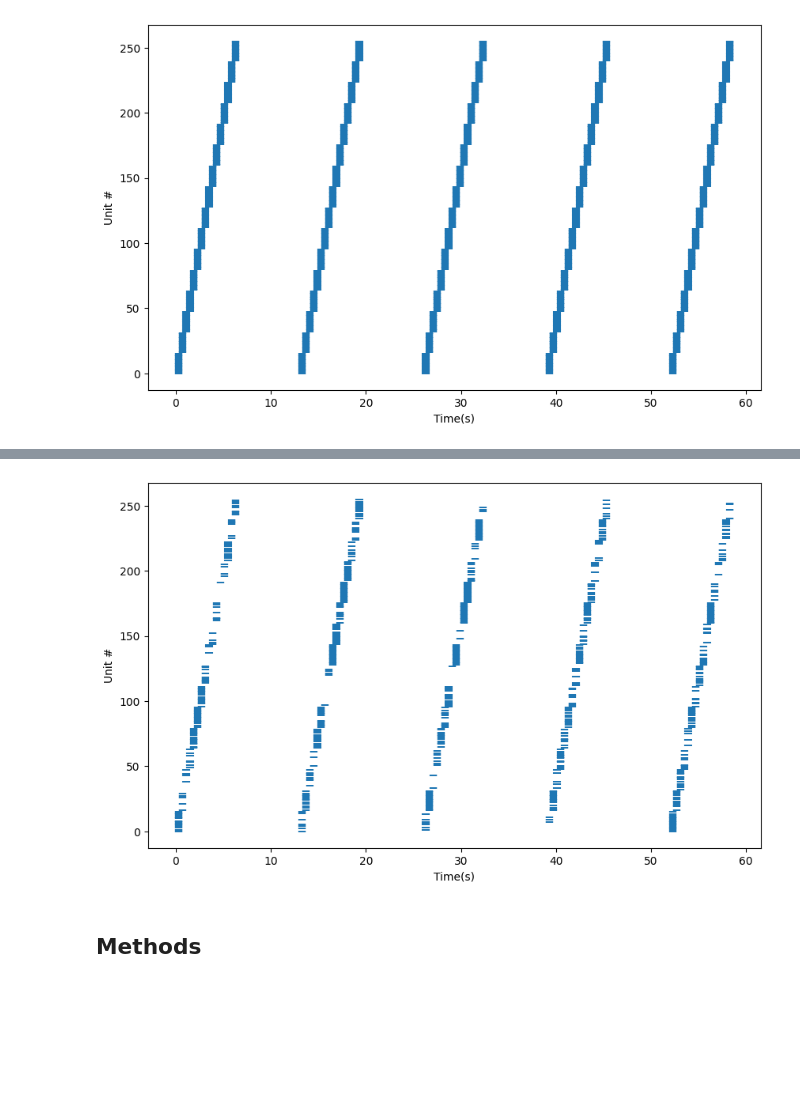
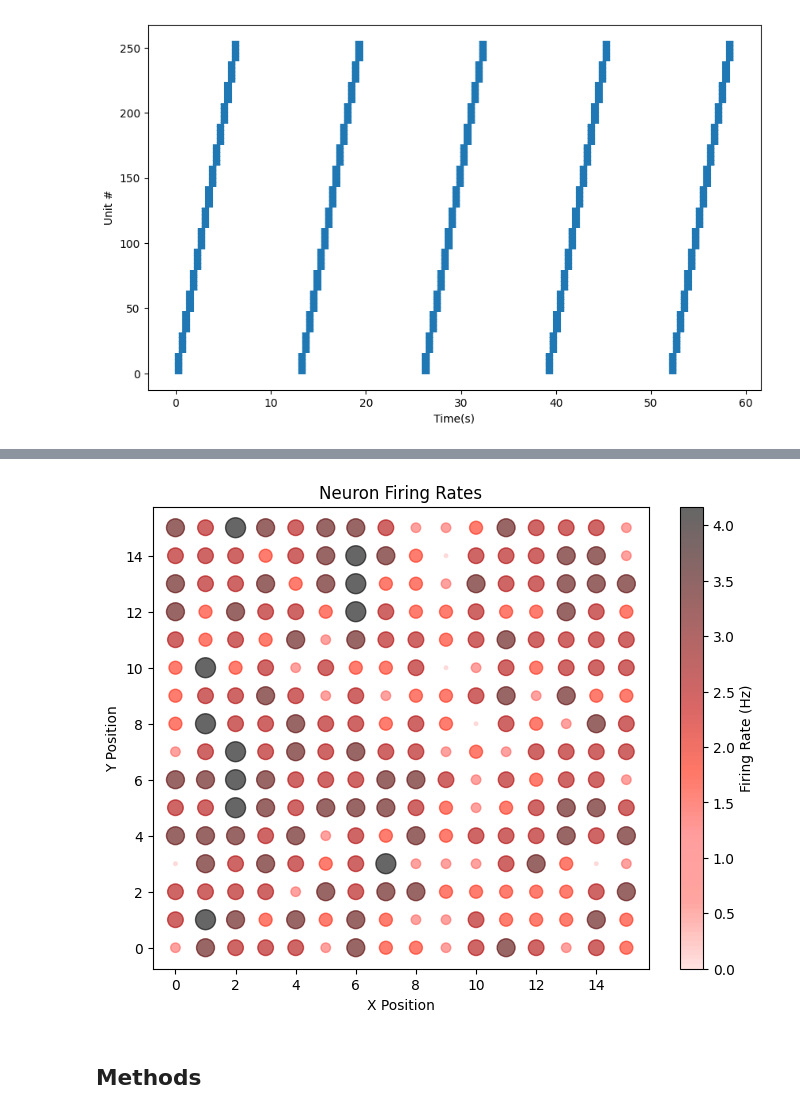
Before and after one commit to braingeneers/midbrain_parkinsons, a Jupyter notebook: dev/other/thomas/thesis/propagation_synthetic_data.ipynb, the cells around one changed output, grey strips where cells are left out. Saved outputs shown, nothing was run; the diff lists cells and outputs as text; code cells hidden in the pictures; blank space fills up the shorter version.

```diff
--- a/dev/other/thomas/thesis/propagation_synthetic_data.ipynb
+++ b/dev/other/thomas/thesis/propagation_synthetic_data.ipynb
@@ -285,7 +189,7 @@ spike_data = generate_spike_data_with_pattern(
-# %%
-plot_raster(spike_data)
-# %% [output]
-[figure, removed]
+# %%
+firing_plotter(random_overlap_spike_data)
+# %% [output]
+[figure, added]
 # %% [markdown]
 ## Methods
 # %% [markdown]
```
Also changed, not shown: parts of 11 cells of this notebook.
